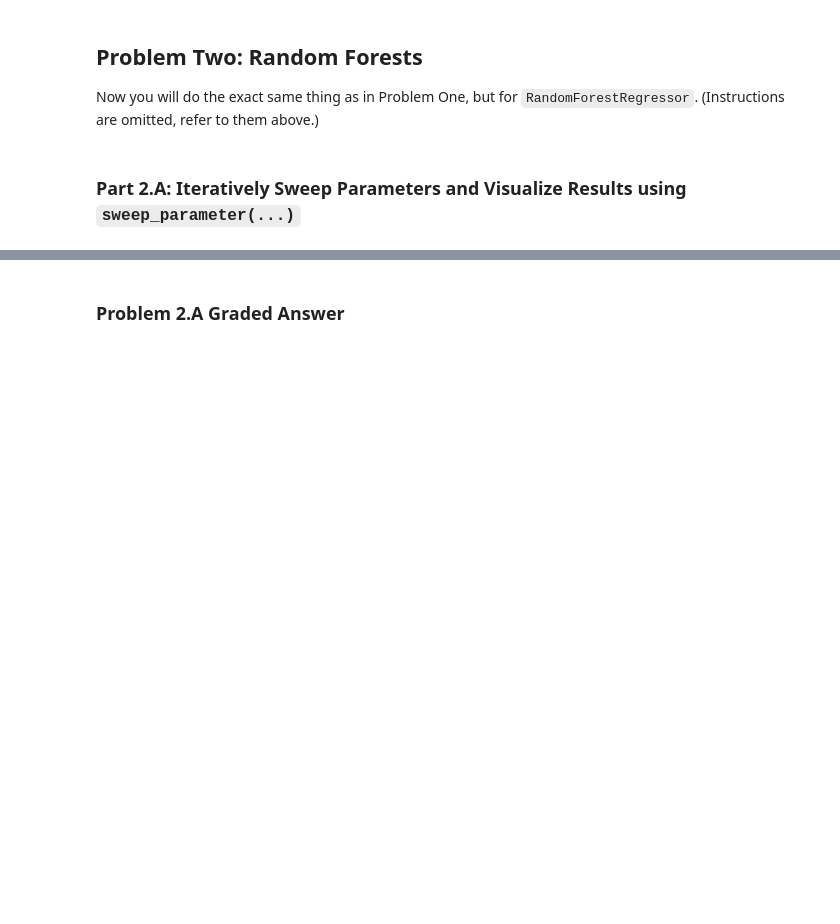
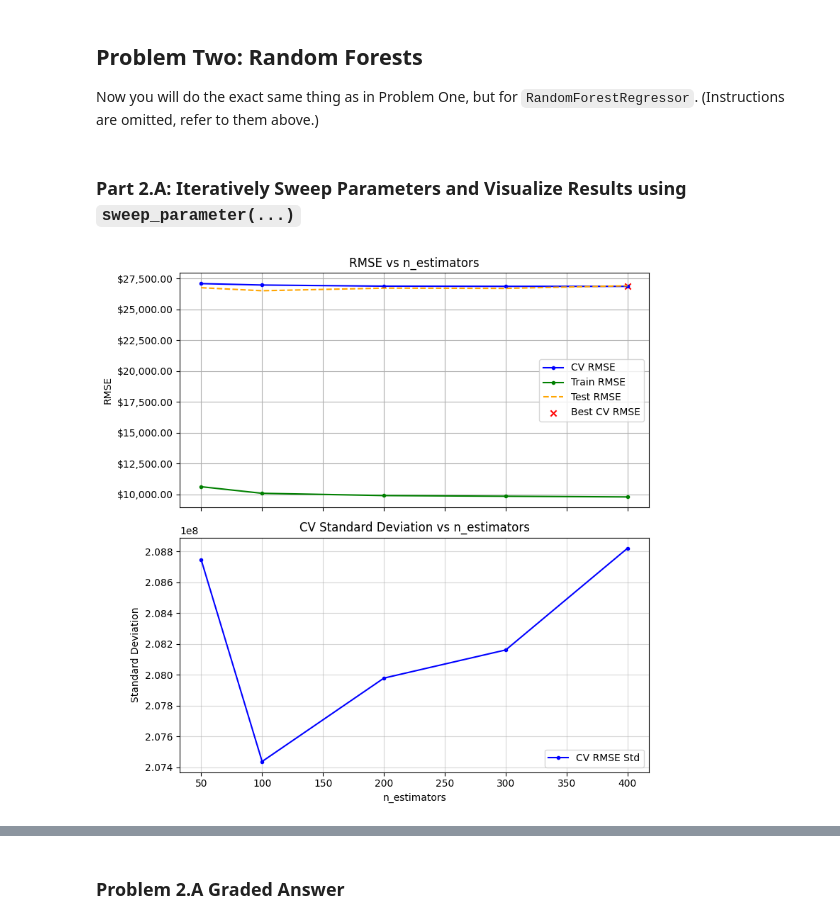
Before and after one commit to LionelCCC/Module-3-Assignments, a Jupyter notebook: Homework_07.ipynb, the cells around one changed output, grey strips where cells are left out. Cells and saved outputs as stored; diff of their text form; code cells hidden in the pictures; blank space fills up the shorter version.

Commit message:
finished hw7 part 1

```diff
--- a/Homework_07.ipynb
+++ b/Homework_07.ipynb
@@ -541,6 +617,15 @@ Your answer:
 Once you have selected the best model in **Part D**, report its **final test score** and answer the graded question.
 # %%
 # Run your best model here on the test data and print out the resulting test RMSE.
+
+best_model_params = best_params_gridsearch
+best_model = BaggingRegressor(**best_model_params, random_state=42)
+best_model.fit(X_train, y_train)
+
+
+test_preds = best_model.predict(X_test)
+test_mse = mean_squared_error(y_test, test_preds)
+test_rmse = np.sqrt(test_mse)
 # %% [markdown]
 ### Problem 1.E Graded Answer
 # %%
@@ -574,0 +658,84 @@ Default_Parameters_Random_Forests = {
+# %%
+
+# Dollar formatter for RMSE plots
+def dollar_format(x, pos):
+    return f"${x:,.2f}"
+
+# Initial parameters
+Default_Parameters_Random_Forests = {
+    'n_estimators': 100,
+    'max_features': None,
+    'max_depth': None,
+    'bootstrap': True,
+    'random_state': 42,
+    'MSE_found': float('inf')
+}
+
+Parameters_RF = Default_Parameters_Random_Forests.copy()
+
+# 1. Sweep n_estimators
+Parameters_RF = sweep_parameter(
+    model=RandomForestRegressor,
+    Parameters=Parameters_RF,
+    param='n_estimators',
+    parameter_list=[50, 100, 200, 300, 400],
+    X_train=X_train,
+    y_train=y_train,
+    X_test=X_test,
+    y_test=y_test,
+    verbose=True,
+    show_rmse=True
+)
+
+# 2. Sweep max_features
+Parameters_RF = sweep_parameter(
+    model=RandomForestRegressor,
+    Parameters=Parameters_RF,
+    param='max_features',
+    parameter_list=[None, 'sqrt', 0.5, 0.7, 1.0],
+    X_train=X_train,
+    y_train=y_train,
+    X_test=X_test,
+    y_test=y_test,
+    verbose=True,
+    show_rmse=True
+)
+
+# 3. Sweep max_depth
+Parameters_RF = sweep_parameter(
+    model=RandomForestRegressor,
+    Parameters=Parameters_RF,
+    param='max_depth',
+    parameter_list=[None, 10, 20, 30],
+    X_train=X_train,
+    y_train=y_train,
+    X_test=X_test,
+    y_test=y_test,
+    verbose=True,
+    show_rmse=True
+)
+
+# 4. Sweep bootstrap
+Parameters_RF = sweep_parameter(
+    model=RandomForestRegressor,
+    Parameters=Parameters_RF,
+    param='bootstrap',
+    parameter_list=[True, False],
+    X_train=X_train,
+    y_train=y_train,
+    X_test=X_test,
+    y_test=y_test,
+    verbose=True,
+    show_rmse=True
+)
+
+# Report results
+best_mse = Parameters_RF['MSE_found']
+best_rmse = np.sqrt(best_mse)
+print("\nBest Parameters from Part 2.A:")
+for key, value in Parameters_RF.items():
+    print(f"{key}: {value}")
+print(f"Best MSE: {best_mse:.4f}")
+print(f"Best RMSE: ${best_rmse:,.2f}")
+# %% [output]
+[figure, added]
```
Also changed, not shown: parts of 21 cells of this notebook.
